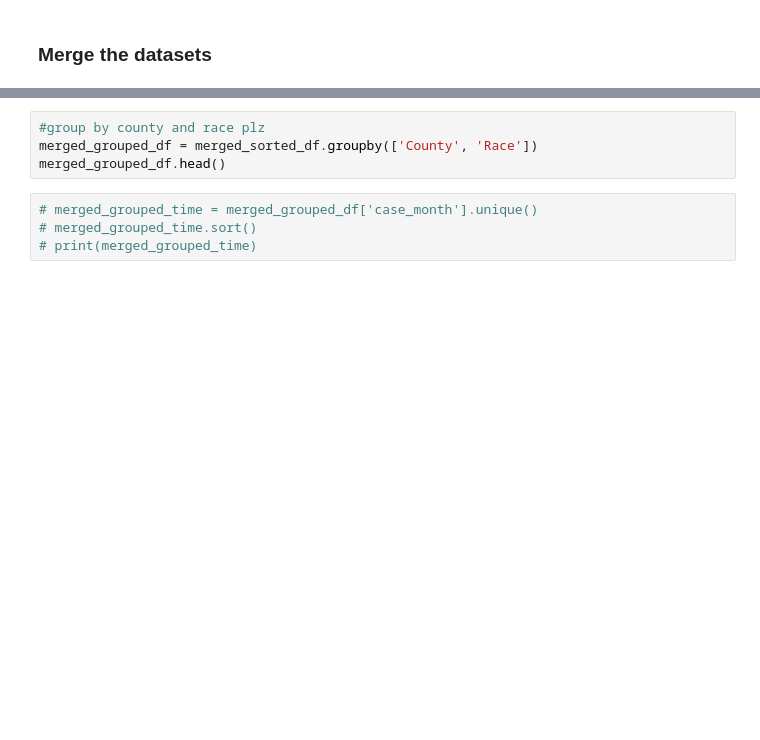
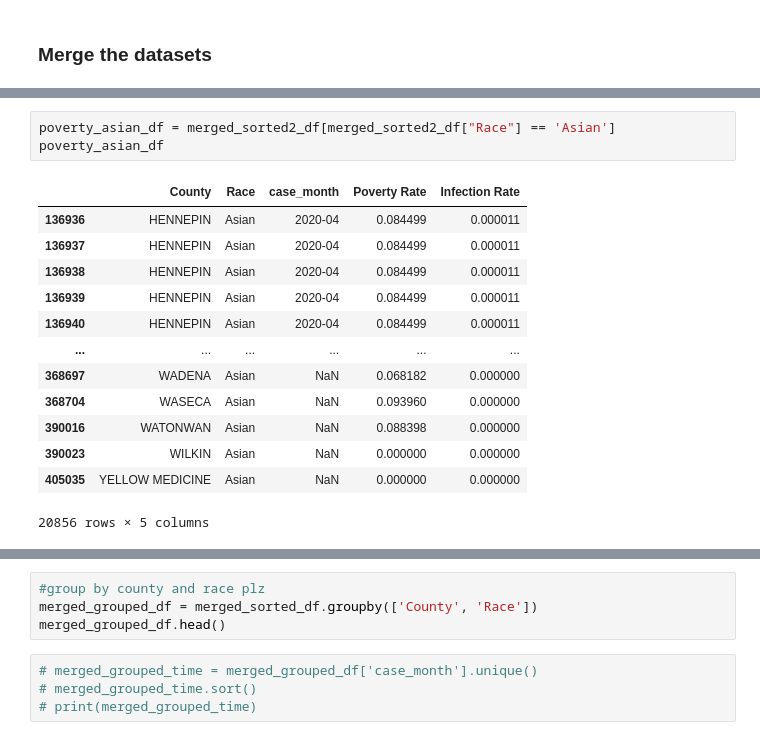
Before and after one commit to tlenzmeier58/Project_1, a Jupyter notebook: working.ipynb, the cells around one changed output, grey strips where cells are left out. Drawn from its saved outputs; the diff is of its cells as text; blank space fills up the shorter version.

```diff
--- a/working.ipynb
+++ b/working.ipynb
@@ -1087,0 +1150,17 @@ poverty_caucasian_group_df.sum()
+# %%
+poverty_asian_df = merged_sorted2_df[merged_sorted2_df["Race"] == 'Asian']
+poverty_asian_df
+# %% [output]
+|  | County | Race | case_month | Poverty Rate | Infection Rate |
+| 136936 | HENNEPIN | Asian | 2020-04 | 0.084499 | 0.000011 |
+| 136937 | HENNEPIN | Asian | 2020-04 | 0.084499 | 0.000011 |
+| 136938 | HENNEPIN | Asian | 2020-04 | 0.084499 | 0.000011 |
+| 136939 | HENNEPIN | Asian | 2020-04 | 0.084499 | 0.000011 |
+| 136940 | HENNEPIN | Asian | 2020-04 | 0.084499 | 0.000011 |
+| ... | ... | ... | ... | ... | ... |
+| 368697 | WADENA | Asian | NaN | 0.068182 | 0.000000 |
+| 368704 | WASECA | Asian | NaN | 0.093960 | 0.000000 |
+| 390016 | WATONWAN | Asian | NaN | 0.088398 | 0.000000 |
+| 390023 | WILKIN | Asian | NaN | 0.000000 | 0.000000 |
+| 405035 | YELLOW MEDICINE | Asian | NaN | 0.000000 | 0.000000 |
+20856 rows × 5 columns
```
Also changed, not shown: parts of 16 cells of this notebook.
